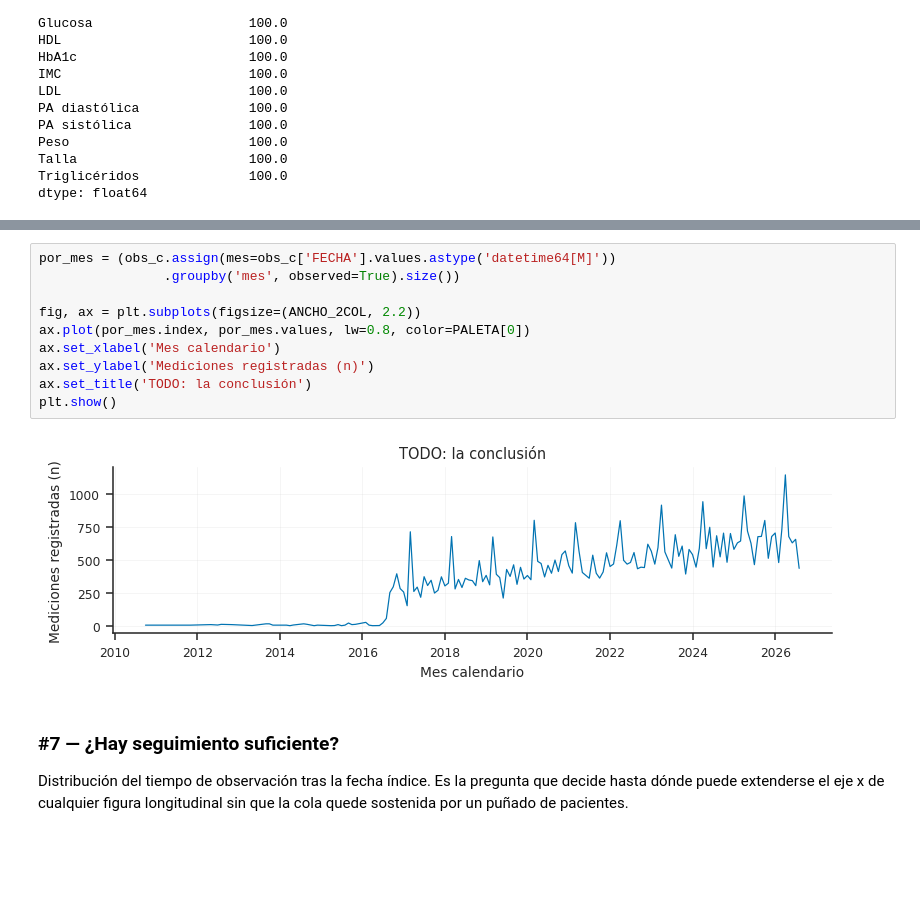
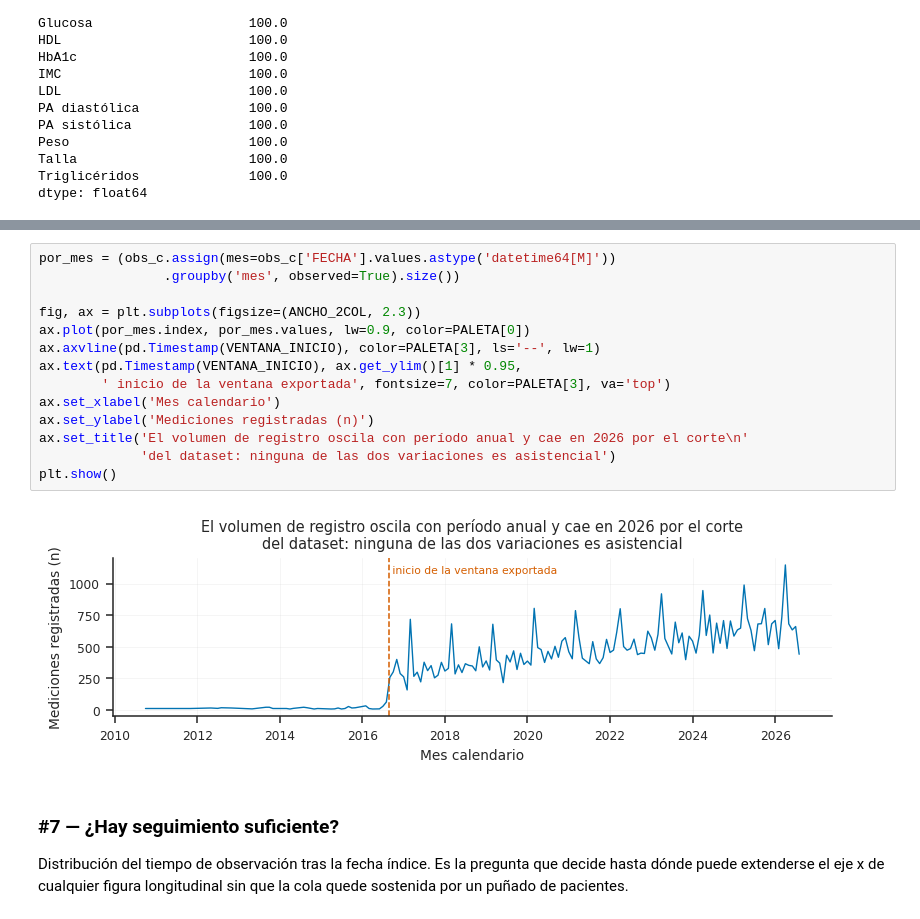
Before and after one commit to martinruhle/curso-ciencia-datos-2027-1, a Jupyter notebook: eda_cohorte.ipynb, the cells around one changed output, grey strips where cells are left out. Cells and saved outputs as stored; diff of their text form; blank space fills up the shorter version.

```diff
--- a/eda_cohorte.ipynb
+++ b/eda_cohorte.ipynb
@@ -902,15 +1194,19 @@ igualmente "bajos".
 # %%
 por_mes = (obs_c.assign(mes=obs_c['FECHA'].values.astype('datetime64[M]'))
                 .groupby('mes', observed=True).size())
 
-fig, ax = plt.subplots(figsize=(ANCHO_2COL, 2.2))
-ax.plot(por_mes.index, por_mes.values, lw=0.8, color=PALETA[0])
+fig, ax = plt.subplots(figsize=(ANCHO_2COL, 2.3))
+ax.plot(por_mes.index, por_mes.values, lw=0.9, color=PALETA[0])
+ax.axvline(pd.Timestamp(VENTANA_INICIO), color=PALETA[3], ls='--', lw=1)
+ax.text(pd.Timestamp(VENTANA_INICIO), ax.get_ylim()[1] * 0.95,
+        ' inicio de la ventana exportada', fontsize=7, color=PALETA[3], va='top')
 ax.set_xlabel('Mes calendario')
 ax.set_ylabel('Mediciones registradas (n)')
-ax.set_title('TODO: la conclusión')
+ax.set_title('El volumen de registro oscila con período anual y cae en 2026 por el corte\n'
+             'del dataset: ninguna de las dos variaciones es asistencial')
 plt.show()
 # %% [output]
-[figure, old version]
+[figure, new version]
 # %% [markdown]
 ### #7 — ¿Hay seguimiento suficiente?
 
```
Also changed, not shown: parts of 61 cells of this notebook.
